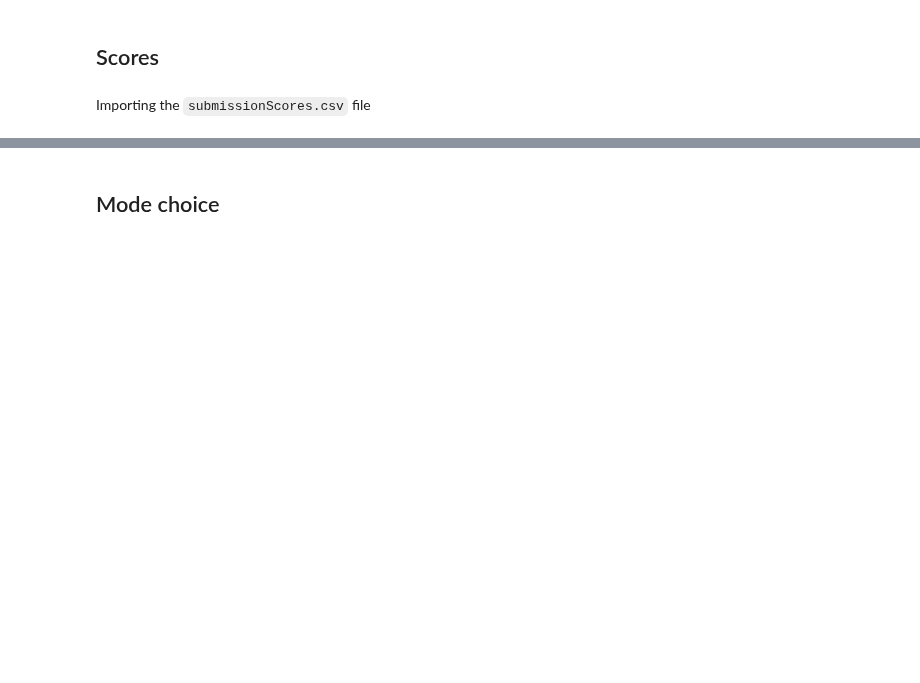
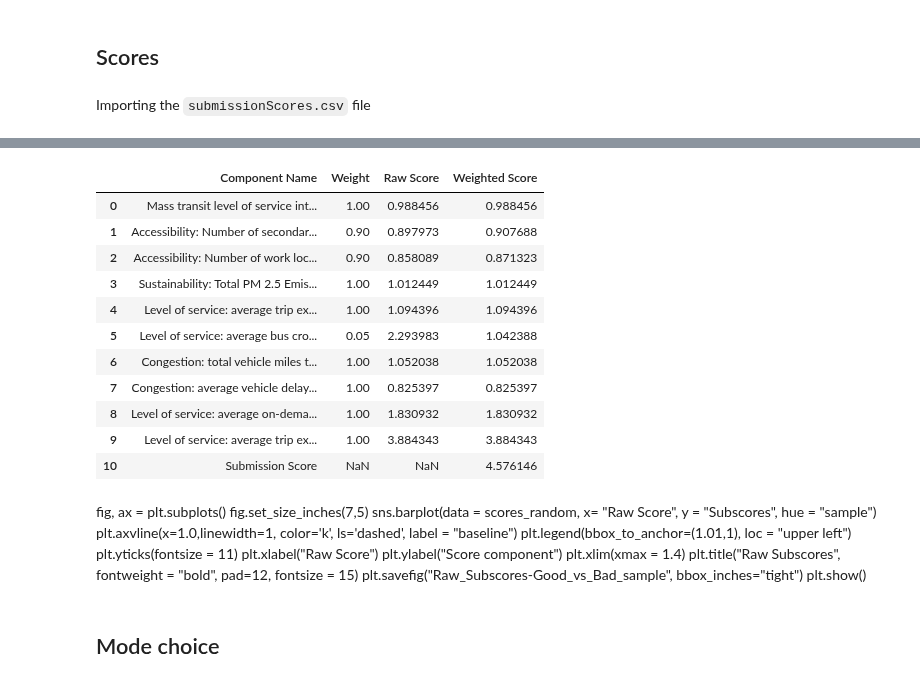
Before and after one commit to bistro-its-berkeley/BISTRO-Starter-Kit, a Jupyter notebook: examples/Visualization.ipynb, the cells around one changed output, grey strips where cells are left out. Saved outputs shown, nothing was run; the diff lists cells and outputs as text; code cells hidden in the pictures; blank space fills up the shorter version.

```diff
--- a/examples/Visualization.ipynb
+++ b/examples/Visualization.ipynb
@@ -232 +230,3 @@ scores_data_path = output_folder / "competition/submissionScores.csv"
+# %%
+scores_path = path_output_folder / COMPETITION / "submissionScores.csv"
 # %% [markdown]
@@ -236,3 +274,34 @@ Plotting the raw scores
+# %%
+scores = pd.read_csv(scores_path)
+scores
+# %% [output]
+|  | Component Name | Weight | Raw Score | Weighted Score |
+| 0 | Mass transit level of service int... | 1.00 | 0.988456 | 0.988456 |
+| 1 | Accessibility: Number of secondar... | 0.90 | 0.897973 | 0.907688 |
+| 2 | Accessibility: Number of work loc... | 0.90 | 0.858089 | 0.871323 |
+| 3 | Sustainability: Total PM 2.5 Emis... | 1.00 | 1.012449 | 1.012449 |
+| 4 | Level of service: average trip ex... | 1.00 | 1.094396 | 1.094396 |
+| 5 | Level of service: average bus cro... | 0.05 | 2.293983 | 1.042388 |
+| 6 | Congestion: total vehicle miles t... | 1.00 | 1.052038 | 1.052038 |
+| 7 | Congestion: average vehicle delay... | 1.00 | 0.825397 | 0.825397 |
+| 8 | Level of service: average on-dema... | 1.00 | 1.830932 | 1.830932 |
+| 9 | Level of service: average trip ex... | 1.00 | 3.884343 | 3.884343 |
+| 10 | Submission Score | NaN | NaN | 4.576146 |
+# %% [markdown]
+
+
+fig, ax = plt.subplots()
+fig.set_size_inches(7,5)
+sns.barplot(data = scores_random, x= "Raw Score", y = "Subscores", hue = "sample")
+plt.axvline(x=1.0,linewidth=1, color='k', ls='dashed', label = "baseline")
+plt.legend(bbox_to_anchor=(1.01,1), loc = "upper left")
+plt.yticks(fontsize = 11)
+plt.xlabel("Raw Score")
+plt.ylabel("Score component")
+plt.xlim(xmax = 1.4)
+plt.title("Raw Subscores", fontweight = "bold", pad=12, fontsize = 15)
+plt.savefig("Raw_Subscores-Good_vs_Bad_sample", bbox_inches="tight")
+plt.show()
 # %% [markdown]
 ## Mode choice
 # %% [markdown]
```
Also changed, not shown: parts of 7 cells of this notebook, 1 other file.
